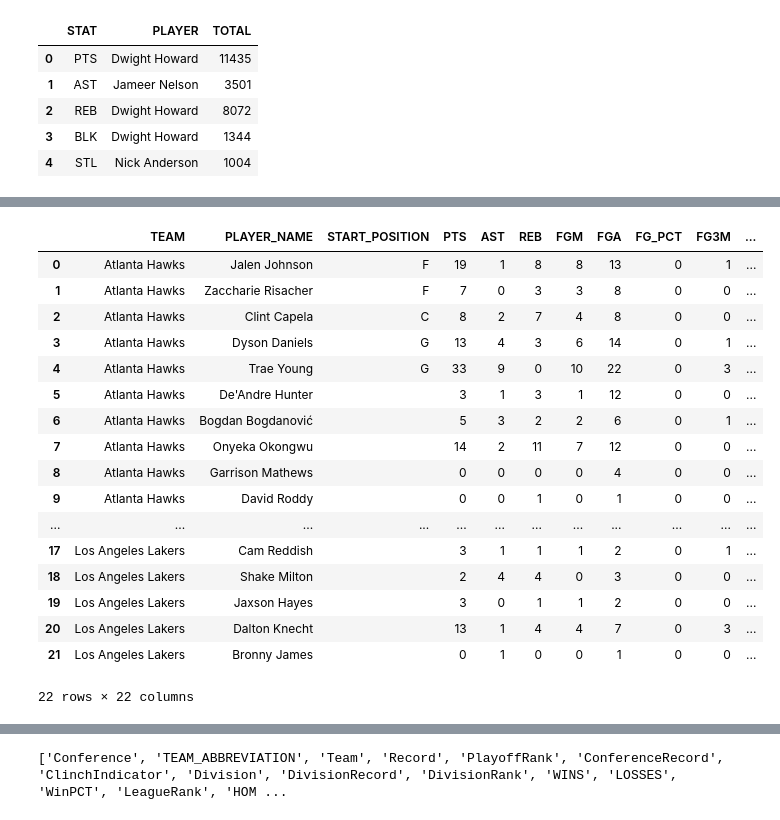
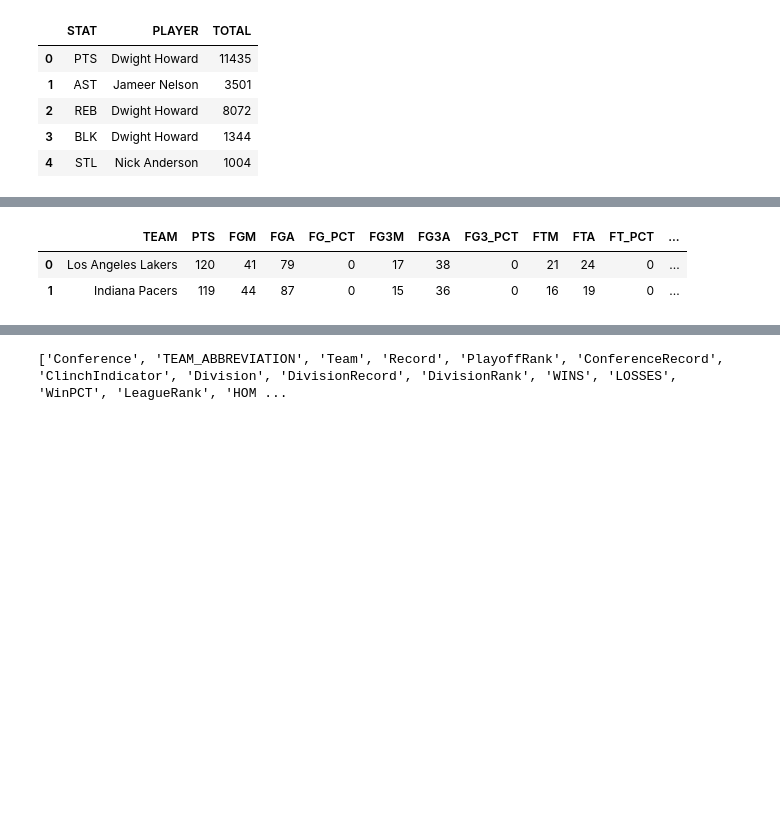
Before and after one commit to joanmii/nba_agent, a Jupyter notebook: nba_toolbox.ipynb, the cells around one changed output, grey strips where cells are left out. Drawn from its saved outputs; the diff is of its cells as text; code cells hidden in the pictures; blank space fills up the shorter version.

```diff
--- a/nba_toolbox.ipynb
+++ b/nba_toolbox.ipynb
@@ -989,6 +1150,6 @@ def get_team_info(team: str, flag: str = None) -> pd.DataFrame:
     return df, df.to_dict(orient="records")
 # %%
-df, x =get_team_info('CLE', flag='social')
+df, x =get_team_info('LAL', flag='social')
 df
 # %% [output]
 [interactive output not drawn]
@@ -1200,6 +1352,6 @@ def get_games(
     dict_list = df.to_dict(orient="records")
     return df, dict_list
 # %%
-df, dict = get_games(season="2024-25", team1= 'LAL', team2='GSW')
+df, dict = get_games(season="2024-25")
 df
 # %% [output]
@@ -1259,7 +1417,7 @@ def get_game_stats(game_id: str, boxscore: bool = False) -> tuple[pd.DataFrame,
     # Reordenar columnas
     if boxscore:
         # Para boxscore → PTS, AST, REB primero
-        priority_cols = [col for col in ["TEAM", "PLAYER_NAME","START_POSITION", "PTS", "AST", "REB"] if col in df.columns]
+        priority_cols = [col for col in ["TEAM", "PLAYER_NAME","START_POSITION", "PTS", "REB", "AST", "STL", "BLK"] if col in df.columns]
     else:
         # Para team stats → solo PTS primero
         priority_cols = [col for col in ["TEAM","PTS"] if col in df.columns]
@@ -1300,45 +1458,27 @@ def get_game(
         raise ValueError("Debe proporcionarse team1.")
 
     # Obtener partidos filtrados
-    df_games, _ = get_games(team1, team2, season, season_type)
+    df_games, _ = get_games(team1, team2, season, season_type, logo = False)
     if df_games.empty:
         raise Exception("No se encontraron partidos con los filtros proporcionados.")
 
-    # Ordenar por fecha ascendente para que el game=1 sea el primero jugado
-    df_games = df_games.sort_values("GAME_DATE").reset_index(drop=True)
-
     # Selección del partido
     if game is not None and 1 <= game <= len(df_games):
-        selected_game = df_games.iloc[game - 1]  # game=1 → primer partido
+        selected_game = df_games.iloc[-(game*2)]  # game=1 → primer partido
     else:
-        selected_game = df_games.iloc[-1]  # último partido
+        selected_game = df_games.iloc[0]  # último partido
 
     game_id = selected_game["GAME_ID"]
 
     return get_game_stats(game_id, boxscore=boxscore)
 # %%
-df, x= get_game("LAL", season_type="Regular Season", game= 34, season= '2024-25', boxscore=True)
+df, x= get_game("LAL", season_type="Regular Season", game= 72, season= '2024-25', boxscore=False)
 df
 # %% [output]
 [interactive output not drawn]
-|  | TEAM | PLAYER_NAME | START_POSITION | PTS | AST | REB | FGM | FGA | FG_PCT | FG3M | ... |
-| 0 | Atlanta Hawks | Jalen Johnson | F | 19 | 1 | 8 | 8 | 13 | 0 | 1 | ... |
-| 1 | Atlanta Hawks | Zaccharie Risacher | F | 7 | 0 | 3 | 3 | 8 | 0 | 0 | ... |
-| 2 | Atlanta Hawks | Clint Capela | C | 8 | 2 | 7 | 4 | 8 | 0 | 0 | ... |
-| 3 | Atlanta Hawks | Dyson Daniels | G | 13 | 4 | 3 | 6 | 14 | 0 | 1 | ... |
-| 4 | Atlanta Hawks | Trae Young | G | 33 | 9 | 0 | 10 | 22 | 0 | 3 | ... |
-| 5 | Atlanta Hawks | De'Andre Hunter |  | 3 | 1 | 3 | 1 | 12 | 0 | 0 | ... |
-| 6 | Atlanta Hawks | Bogdan Bogdanović |  | 5 | 3 | 2 | 2 | 6 | 0 | 1 | ... |
-| 7 | Atlanta Hawks | Onyeka Okongwu |  | 14 | 2 | 11 | 7 | 12 | 0 | 0 | ... |
-| 8 | Atlanta Hawks | Garrison Mathews |  | 0 | 0 | 0 | 0 | 4 | 0 | 0 | ... |
-| 9 | Atlanta Hawks | David Roddy |  | 0 | 0 | 1 | 0 | 1 | 0 | 0 | ... |
-| ... | ... | ... | ... | ... | ... | ... | ... | ... | ... | ... | ... |
-| 17 | Los Angeles Lakers | Cam Reddish |  | 3 | 1 | 1 | 1 | 2 | 0 | 1 | ... |
-| 18 | Los Angeles Lakers | Shake Milton |  | 2 | 4 | 4 | 0 | 3 | 0 | 0 | ... |
-| 19 | Los Angeles Lakers | Jaxson Hayes |  | 3 | 0 | 1 | 1 | 2 | 0 | 0 | ... |
-| 20 | Los Angeles Lakers | Dalton Knecht |  | 13 | 1 | 4 | 4 | 7 | 0 | 3 | ... |
-| 21 | Los Angeles Lakers | Bronny James |  | 0 | 1 | 0 | 0 | 1 | 0 | 0 | ... |
+|  | TEAM | PTS | FGM | FGA | FG_PCT | FG3M | FG3A | FG3_PCT | FTM | FTA | FT_PCT | ... |
+| 0 | Los Angeles Lakers | 120 | 41 | 79 | 0 | 17 | 38 | 0 | 21 | 24 | 0 | ... |
+| 1 | Indiana Pacers | 119 | 44 | 87 | 0 | 15 | 36 | 0 | 16 | 19 | 0 | ... |
-22 rows × 22 columns
 # %%
 AWARD_IDS = {
     "MVP": 33,
```
Also changed, not shown: parts of 36 cells of this notebook, 1 other file.
